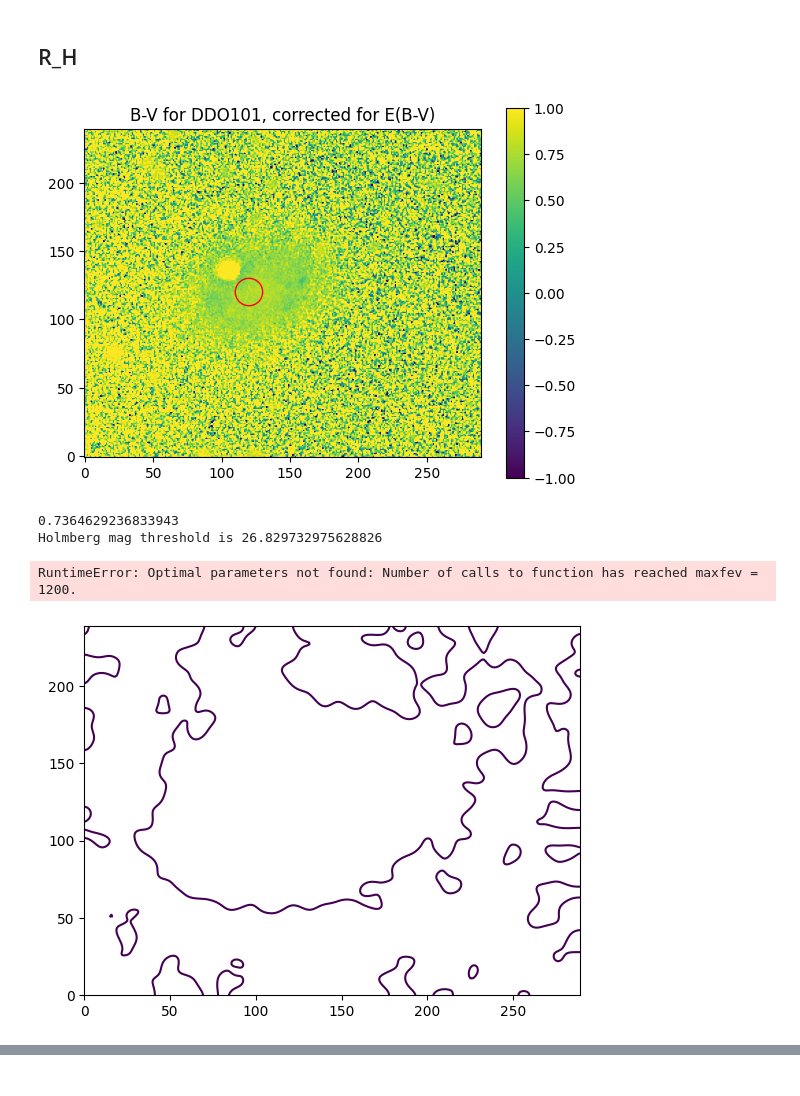
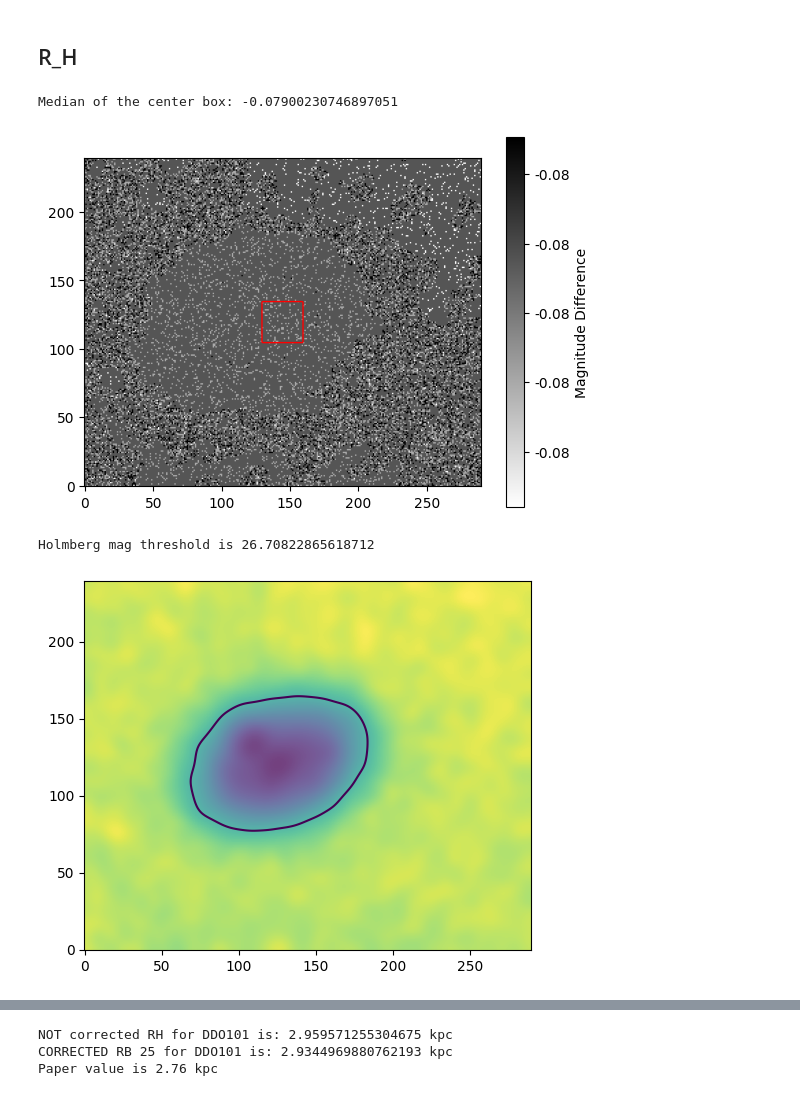
Before and after one commit to SUT-LTG/Aysan-Little-Things, a Jupyter notebook: R_25.ipynb, the cells around one changed output, grey strips where cells are left out. Saved outputs shown, nothing was run; the diff lists cells and outputs as text; code cells hidden in the pictures.

```diff
--- a/R_25.ipynb
+++ b/R_25.ipynb
@@ -304,37 +446,41 @@ Paper value is 1.81 kpc
 # %% [markdown]
 ## R_H
 # %%
-from matplotlib.patches import Circle
-
 B_V_magnitude_table = b_box - v_box - E_B_V
 
+# Get the dimensions of the image
+height, width = B_V_magnitude_table.shape
+
+# Calculate the coordinates for the center box
+center_x, center_y = width // 2, height // 2
+box_size = 30
+
+# Extract the center box
+center_box = B_V_magnitude_table[center_y - box_size // 2:center_y + box_size // 2, center_x - box_size // 2:center_x + box_size // 2]
+
+# Calculate the median of the center box
+median_center_box = np.nanmedian(center_box)
+
+print("Median of the center box:", median_center_box)
+
+# Plot the image with the box
 fig, ax = plt.subplots()
-cax = ax.imshow(B_V_magnitude_table, origin="lower", vmin=-1, vmax=+1)
-plt.colorbar(cax)
-plt.title(f"B-V for {galaxy_name}, corrected for E(B-V)")
+im = ax.imshow(B_V_magnitude_table, origin='lower', cmap='gray_r')  # Use inverted grayscale colormap
+cbar = fig.colorbar(im, ax=ax, format='%.2f')
+cbar.set_label('Magnitude Difference')
 
-center_x, center_y = 120, 120  # example coordinates
-radius = 10  # example radius
+# Add the box to the image
+box_mask = np.zeros_like(B_V_magnitude_table, dtype=bool)
+box_mask[center_y - box_size // 2:center_y + box_size // 2, center_x - box_size // 2:center_x + box_size // 2] = True
+ax.contour(box_mask, colors='red', linewidths=1)
 
-# Add a circle to the plot
-circle = Circle((center_x, center_y), radius, color='red', fill=False)
-ax.add_patch(circle)
-
-# Show the plot with the circle
 plt.show()
-
-# Calculate the average value within the circle
-y, x = np.ogrid[:B_V_magnitude_table.shape[0], :B_V_magnitude_table.shape[1]]
-dist_from_center = np.sqrt((x - center_x)**2 + (y - center_y)**2)
-mask = dist_from_center <= radius
-average_B_V_value = np.mean(B_V_magnitude_table[mask])
-print(average_B_V_value)
 #Holmberg magnitude:
-H = float(26.5 + 0.22 + 0.149*(average_B_V_value))
+H = float(26.5 + 0.22 + 0.149*(median_center_box))
 print(f"Holmberg mag threshold is {H}")
 
 # Contour coordinates
-contour_points_H = ltf.contour_lines_coordinates(b_box, 5, [H])
+contour_points_H = ltf.contour_lines_coordinates(b_box, [H])
 x_points_H, y_points_H = contour_points_H
 # Center of mass for ellipse fitting
 image_center_of_mass = ndimage.center_of_mass(b_box)
@@ -349,42 +495,41 @@ ax.imshow(b_box, cmap='gray', origin='lower')
 ax.plot(x_points_H, y_points_H)
 ellipse = Ellipse(xy=(xc, yc), width=2*a_H, height=2*b_H, angle=np.degrees(theta_H), edgecolor='blue', facecolor='none', linewidth=2)
 ax.add_patch(ellipse)
-plt.title(f"Ellipse and Contour for {galaxy_name} B (not corrected for reddening)")
+plt.title(f"Ellipse and Contour for {galaxy_name} B RH(not corrected for reddening)")
 plt.show()
 
 #-------------------------------------------------------------------------------------------------------------------------------------------------#
 b_box_corrected_H = ltf.correct_reddening_B(b_box, E_B_V)
-contour_points_c_H = ltf.contour_lines_coordinates(b_box_corrected_H, 5, [H])
+contour_points_c_H = ltf.contour_lines_coordinates(b_box_corrected_H,[H])
 x_points_c_H, y_points_c_H = contour_points_c_H
 # Center of mass for ellipse fitting
 image_center_of_mass_c = ndimage.center_of_mass(b_box_corrected_H)
 x, y = image_center_of_mass_c[1], image_center_of_mass_c[0]
 initial_guess_c_H = [x, y, (max(x_points_c_H) - min(x_points_c_H)) / 2, (max(y_points_c_H) - min(y_points_c_H)) / 2, 0]
 # Fit ellipse
 popt_25_c_H, pcov_25_c_H = curve_fit(ltf.ellipse, (x_points_c_H, y_points_c_H), np.zeros_like(x_points_c_H), p0=initial_guess_c_H)
 xc_c_H, yc_c_H, a_c_H, b_c_H, theta_c_H = popt_25_c_H
 # Plot the image, contour, and ellipse (reddening corrected)
 fig, ax = plt.subplots()
 ax.imshow(b_box_corrected_H, cmap='gray', origin='lower')
 cax = ax.imshow(b_box_corrected_H, cmap='gray', origin='lower')
 ax.plot(x_points_c_H, y_points_c_H)
 ellipse_c_H = Ellipse(xy=(xc, yc), width=2*a_c_H, height=2*b_c_H, angle=np.degrees(theta_c_H), edgecolor='blue', facecolor='none', linewidth=2)
 ax.add_patch(ellipse_c_H)
-plt.title(f"R-25 Ellipse and Contour for {galaxy_name} B (corrected for reddening)")
+plt.title(f"R-25 Ellipse and Contour for {galaxy_name} B RH (corrected for reddening)")
 plt.show()
 
 #-------------------------------------------------------------------------------------------------------------------------------------------------#
 # Calculate the physical size
 a_25_arcsec_H = a_H * pixel_scale
 RH = (D * a_25_arcsec_H) / 206265
 print(f"NOT corrected RH for {galaxy_name} is:", RH * 1000, "kpc")
 a_25_arcsec_c_H = a_c_H * pixel_scale
 RH_c = (D * a_25_arcsec_c_H) / 206265
 print(f"CORRECTED RB 25 for {galaxy_name} is:", RH_c * 1000, "kpc")
 print("Paper value is 2.76 kpc")
 # %% [output]
+Median of the center box: -0.07900230746897051
-[figure, old version]
+[figure, new version]
-0.7364629236833943
-Holmberg mag threshold is 26.829732975628826
-RuntimeError: Optimal parameters not found: Number of calls to function has reached maxfev = 1200.
+Holmberg mag threshold is 26.70822865618712
-[figure, old version]
+[figure, new version]
@@ -390,0 +539,3 @@ RuntimeError: Optimal parameters not found: Number of calls to function has reac
+NOT corrected RH for DDO101 is: 2.959571255304675 kpc
+CORRECTED RB 25 for DDO101 is: 2.9344969880762193 kpc
+Paper value is 2.76 kpc
```
Also changed, not shown: parts of 9 cells of this notebook, 1 other file.
